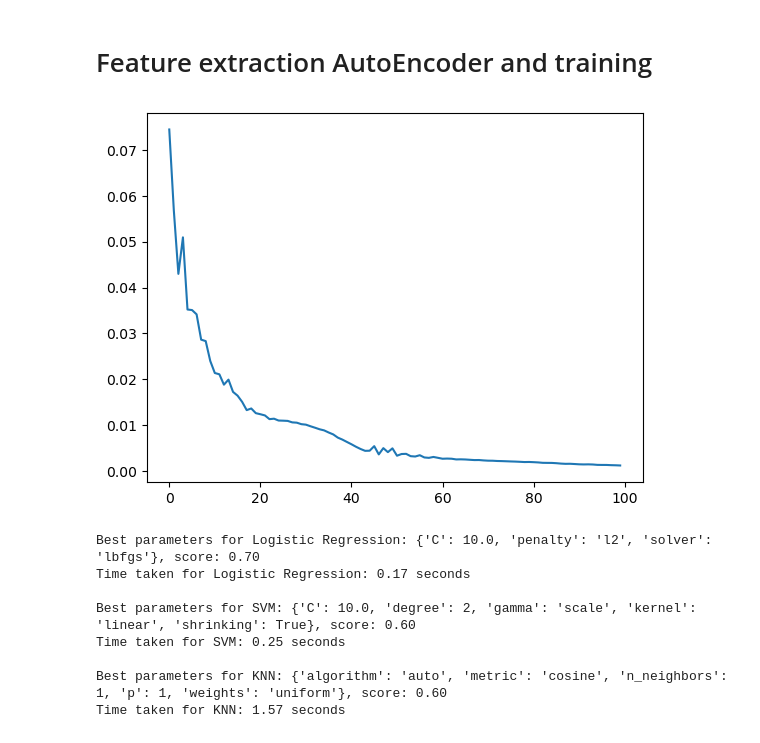
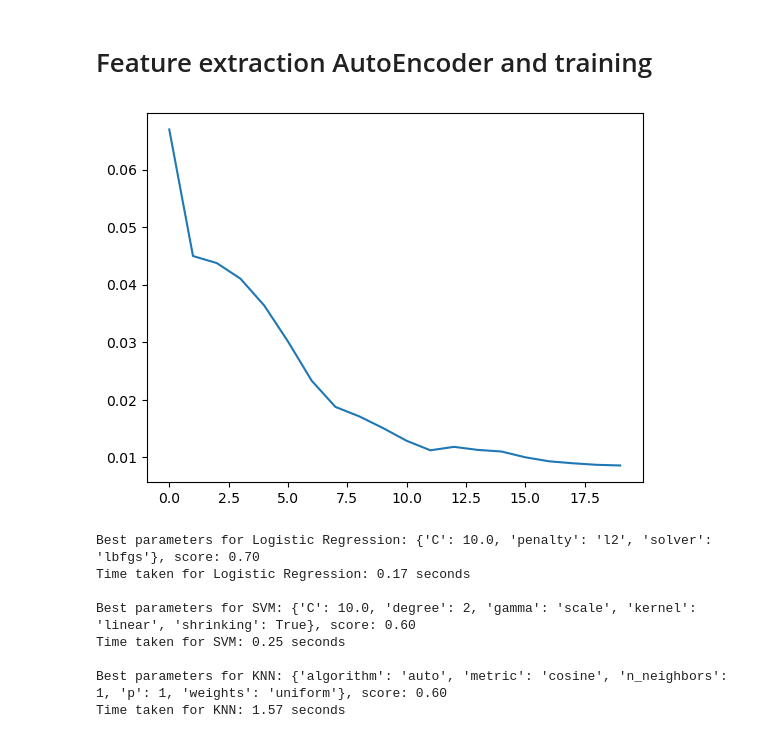
Before and after one commit to qkhanh711/NanoClassification, a Jupyter notebook: NANO.ipynb, the cells around one changed output. Drawn from its saved outputs; the diff is of its cells as text; code cells hidden in the pictures.

```diff
--- a/NANO.ipynb
+++ b/NANO.ipynb
@@ -383,9 +382,9 @@ F1-score: 0.0500
 # %% [markdown]
 # Feature extraction AutoEncoder and training
 # %%
-model = modelAE(X_train, out_features = 100, num_epochs = 100, learning_rate = 0.01)
+model = modelAE(X_train, out_features = 3, num_epochs = 20, learning_rate = 0.01)
 # %% [output]
-[figure, old version]
+[figure, new version]
 # %%
 X_train_AE = extractAE(model, X_train)
 X_test_AE = extractAE(model, X_test)
```
Also changed, not shown: parts of 10 cells of this notebook, 6 other files.
